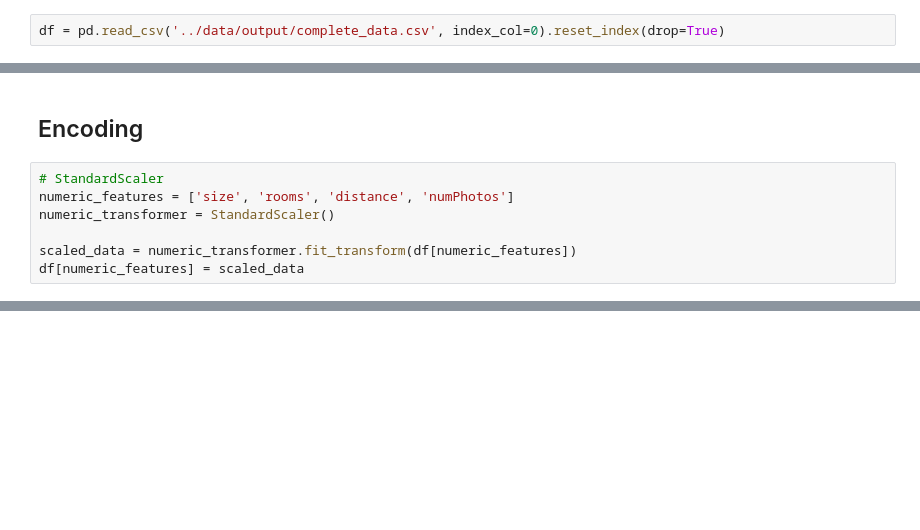
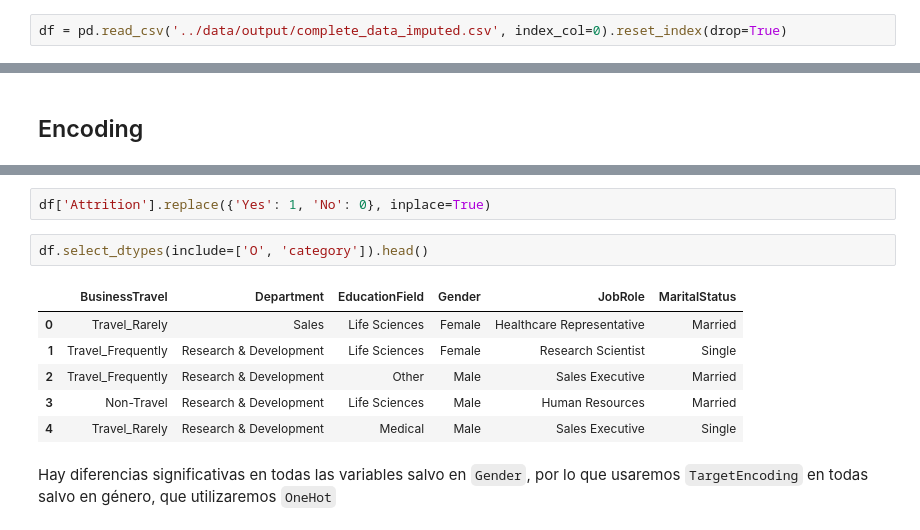
Before and after one commit to SupernovaIa/Proyecto-8-Prediccion-de-Retencion-de-Empleados, a Jupyter notebook: notebook/03-preprocess.ipynb, the cells around one changed output, grey strips where cells are left out. Saved outputs shown, nothing was run; the diff lists cells and outputs as text; blank space fills up the shorter version.

```diff
--- a/notebook/03-preprocess.ipynb
+++ b/notebook/03-preprocess.ipynb
@@ -30,7 +27,7 @@ from src.support_encoding import Encoding
 # %% [markdown]
 ## Data loading
 # %%
-df = pd.read_csv('../data/output/complete_data.csv', index_col=0).reset_index(drop=True)
+df = pd.read_csv('../data/output/complete_data_imputed.csv', index_col=0).reset_index(drop=True)
 # %%
 df.head()
 # %% [output]
@@ -86,9 +85,2 @@ De momento no lo hacemos
 # %% [markdown]
 ## Encoding
-# %%
-# StandardScaler
-numeric_features = ['size', 'rooms', 'distance', 'numPhotos']
-numeric_transformer = StandardScaler()
-
-scaled_data = numeric_transformer.fit_transform(df[numeric_features])
-df[numeric_features] = scaled_data
@@ -94,0 +93,13 @@ df[numeric_features] = scaled_data
+# %%
+df['Attrition'].replace({'Yes': 1, 'No': 0}, inplace=True)
+# %%
+df.select_dtypes(include=['O', 'category']).head()
+# %% [output]
+|  | BusinessTravel | Department | EducationField | Gender | JobRole | MaritalStatus |
+| 0 | Travel_Rarely | Sales | Life Sciences | Female | Healthcare Representative | Married |
+| 1 | Travel_Frequently | Research & Development | Life Sciences | Female | Research Scientist | Single |
+| 2 | Travel_Frequently | Research & Development | Other | Male | Sales Executive | Married |
+| 3 | Non-Travel | Research & Development | Life Sciences | Male | Human Resources | Married |
+| 4 | Travel_Rarely | Research & Development | Medical | Male | Sales Executive | Single |
+# %% [markdown]
+Hay diferencias significativas en todas las variables salvo en `Gender`, por lo que usaremos `TargetEncoding` en todas salvo en género, que utilizaremos `OneHot`
```
Also changed, not shown: parts of 22 cells of this notebook, 17 other files.
